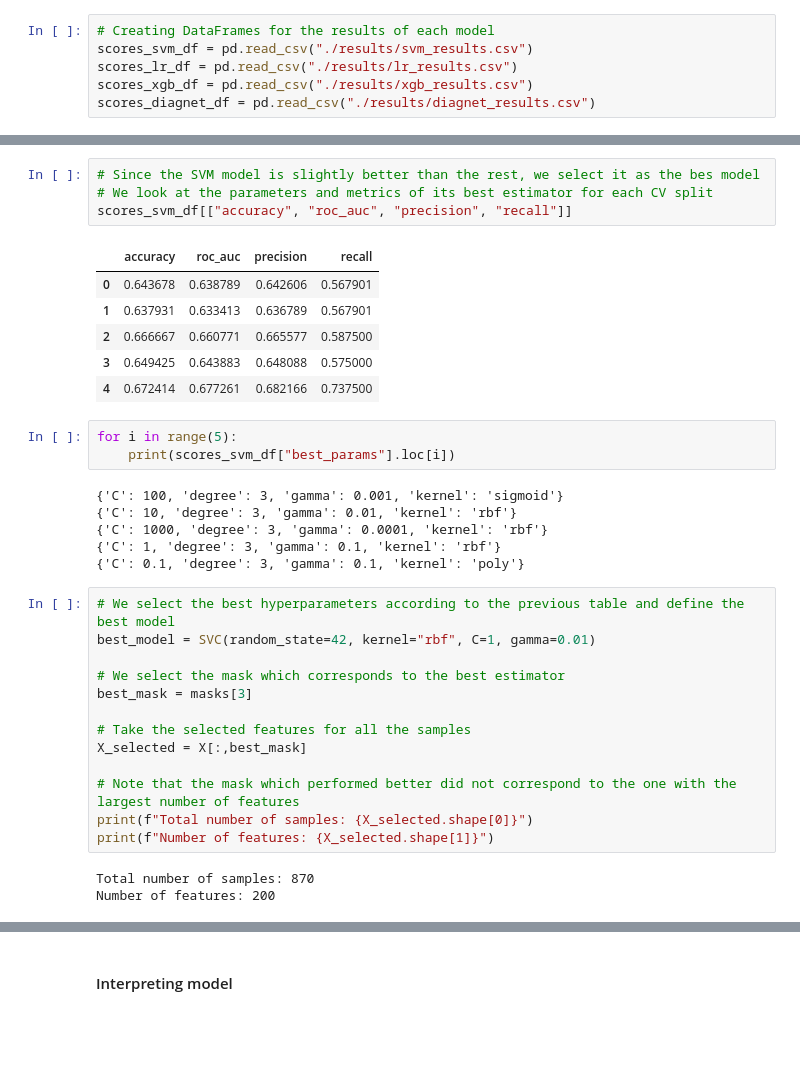
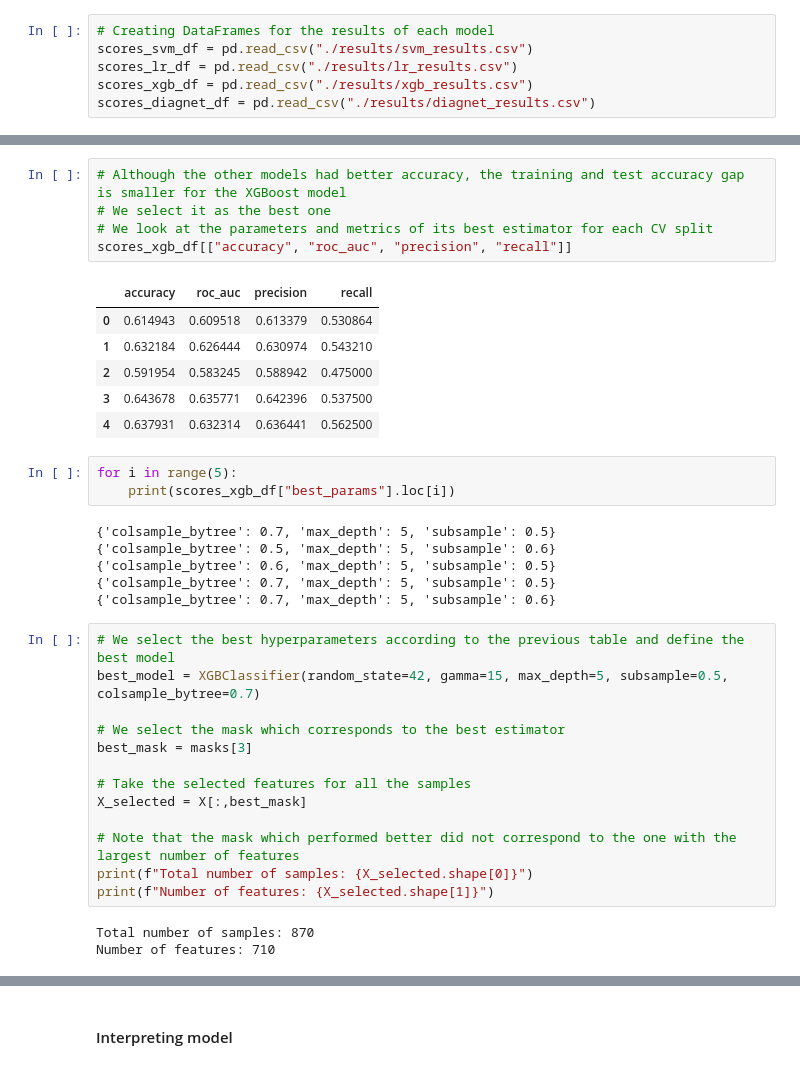
Before and after one commit to JuanCruzMendoza/ASD_ML_analysis, a Jupyter notebook: src/main.ipynb, the cells around one changed output, grey strips where cells are left out. Saved outputs shown, nothing was run; the diff lists cells and outputs as text; blank space fills up the shorter version.

```diff
--- a/src/main.ipynb
+++ b/src/main.ipynb
@@ -487,26 +571,27 @@ plt.show()
 # %%
-# Since the SVM model is slightly better than the rest, we select it as the bes model
+# Although the other models had better accuracy, the training and test accuracy gap is smaller for the XGBoost model
+# We select it as the best one
 # We look at the parameters and metrics of its best estimator for each CV split
-scores_svm_df[["accuracy", "roc_auc", "precision", "recall"]]
+scores_xgb_df[["accuracy", "roc_auc", "precision", "recall"]]
 # %% [output]
 |  | accuracy | roc_auc | precision | recall |
-| 0 | 0.643678 | 0.638789 | 0.642606 | 0.567901 |
-| 1 | 0.637931 | 0.633413 | 0.636789 | 0.567901 |
-| 2 | 0.666667 | 0.660771 | 0.665577 | 0.587500 |
-| 3 | 0.649425 | 0.643883 | 0.648088 | 0.575000 |
-| 4 | 0.672414 | 0.677261 | 0.682166 | 0.737500 |
+| 0 | 0.614943 | 0.609518 | 0.613379 | 0.530864 |
+| 1 | 0.632184 | 0.626444 | 0.630974 | 0.543210 |
+| 2 | 0.591954 | 0.583245 | 0.588942 | 0.475000 |
+| 3 | 0.643678 | 0.635771 | 0.642396 | 0.537500 |
+| 4 | 0.637931 | 0.632314 | 0.636441 | 0.562500 |
 # %%
 for i in range(5):
-    print(scores_svm_df["best_params"].loc[i])
+    print(scores_xgb_df["best_params"].loc[i])
 # %% [output]
-{'C': 100, 'degree': 3, 'gamma': 0.001, 'kernel': 'sigmoid'}
-{'C': 10, 'degree': 3, 'gamma': 0.01, 'kernel': 'rbf'}
-{'C': 1000, 'degree': 3, 'gamma': 0.0001, 'kernel': 'rbf'}
-{'C': 1, 'degree': 3, 'gamma': 0.1, 'kernel': 'rbf'}
-{'C': 0.1, 'degree': 3, 'gamma': 0.1, 'kernel': 'poly'}
+{'colsample_bytree': 0.7, 'max_depth': 5, 'subsample': 0.5}
+{'colsample_bytree': 0.5, 'max_depth': 5, 'subsample': 0.6}
+{'colsample_bytree': 0.6, 'max_depth': 5, 'subsample': 0.5}
+{'colsample_bytree': 0.7, 'max_depth': 5, 'subsample': 0.5}
+{'colsample_bytree': 0.7, 'max_depth': 5, 'subsample': 0.6}
 # %%
 # We select the best hyperparameters according to the previous table and define the best model
-best_model = SVC(random_state=42, kernel="rbf", C=1, gamma=0.01)
+best_model = XGBClassifier(random_state=42, gamma=15, max_depth=5, subsample=0.5, colsample_bytree=0.7)
 
 # We select the mask which corresponds to the best estimator
 best_mask = masks[3]
@@ -519,7 +604,7 @@ print(f"Total number of samples: {X_selected.shape[0]}")
 print(f"Number of features: {X_selected.shape[1]}")
 # %% [output]
 Total number of samples: 870
-Number of features: 200
+Number of features: 710
 # %%
 # Train model with all samples and selected features
 best_model.fit(X_selected, Y)
```
Also changed, not shown: parts of 24 cells of this notebook, 14 other files.
